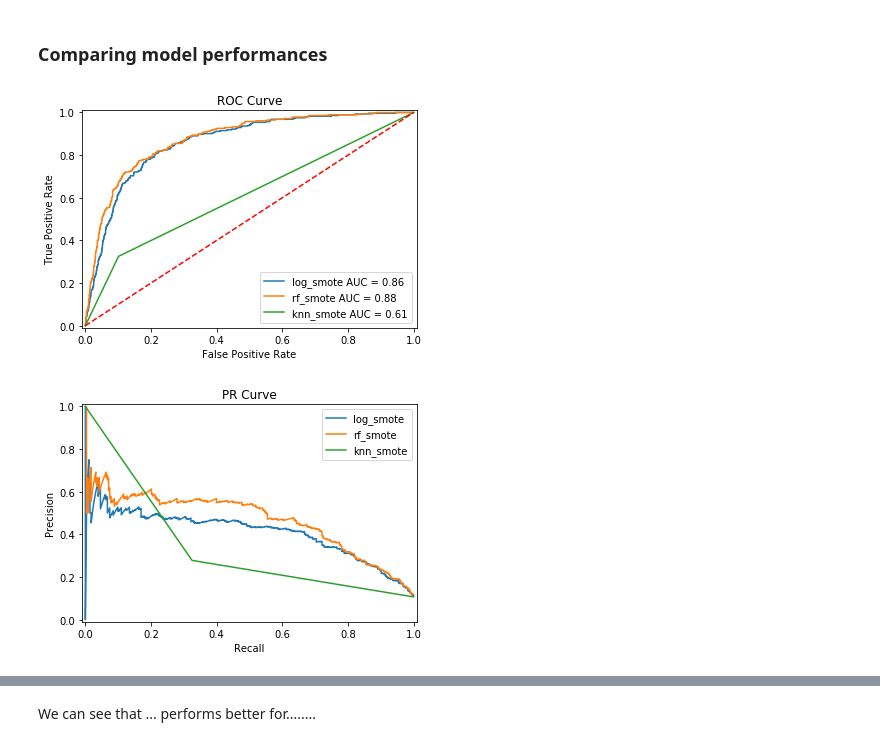
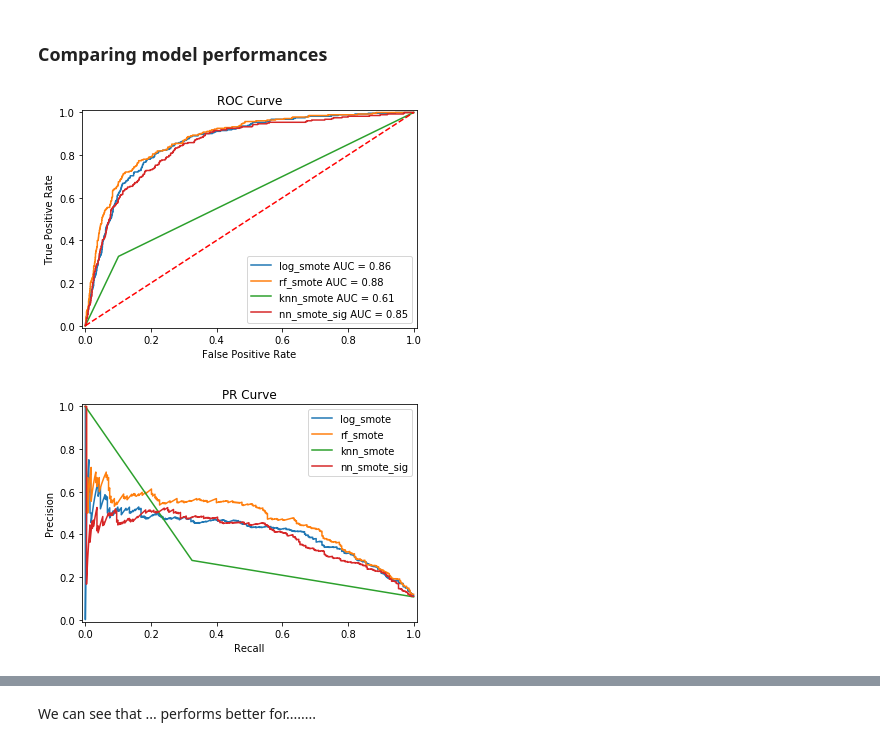
Before and after one commit to KoralleB/CA_Vehicle, a Jupyter notebook: notebook/Performance.ipynb, the cells around one changed output, grey strips where cells are left out. Drawn from its saved outputs; the diff is of its cells as text; code cells hidden in the pictures.

```diff
--- a/notebook/Performance.ipynb
+++ b/notebook/Performance.ipynb
@@ -16,31 +17,35 @@ from model_plot import var_imp
 # %% [markdown]
 ### Comparing model performances
 # %%
-fpr_log_smote, tpr_log_smote = np.load('../output_files/fpr_log_smote.npy'),np.load('../output_files/tpr_log_smote.npy')
-roc_auc_log_smote = np.load('../output_files/roc_auc_log_smote.npy')
+fpr_log, tpr_log = np.load('../output_files/fpr_log_smote.npy'),np.load('../output_files/tpr_log_smote.npy')
+roc_auc_log = np.load('../output_files/roc_auc_log_smote.npy')
 
-fpr_rf_smote, tpr_rf_smote = np.load('../output_files/fpr_rf_smote.npy'),np.load('../output_files/tpr_rf_smote.npy')
-roc_auc_rf_smote = np.load('../output_files/roc_auc_rf_smote.npy')
+fpr_rf, tpr_rf = np.load('../output_files/fpr_rf_smote.npy'),np.load('../output_files/tpr_rf_smote.npy')
+roc_auc_rf = np.load('../output_files/roc_auc_rf_smote.npy')
 
-fpr_knn_smote, tpr_knn_smote = np.load('../output_files/fpr_knn_smote.npy'),np.load('../output_files/tpr_knn_smote.npy')
-roc_auc_knn_smote = np.load('../output_files/roc_auc_knn_smote.npy')
+fpr_knn, tpr_knn = np.load('../output_files/fpr_knn_smote.npy'),np.load('../output_files/tpr_knn_smote.npy')
+roc_auc_knn = np.load('../output_files/roc_auc_knn_smote.npy')
 
-label = ['log_smote','rf_smote','knn_smote']
-fpr = [fpr_log_smote,fpr_rf_smote,fpr_knn_smote]
-tpr = [tpr_log_smote,tpr_rf_smote,tpr_knn_smote]
-roc_auc = [roc_auc_log_smote,roc_auc_rf_smote,roc_auc_knn_smote]
+fpr_nn, tpr_nn = np.load('../output_files/fpr_nn_smote_2.npy'),np.load('../output_files/tpr_nn_smote_2.npy')
+roc_auc_nn = np.load('../output_files/roc_auc_nn_smote_2.npy')
+
+label = ['log_smote','rf_smote','knn_smote','nn_smote_sig']
+fpr = [fpr_log,fpr_rf,fpr_knn,fpr_nn]
+tpr = [tpr_log,tpr_rf,tpr_knn,tpr_nn]
+roc_auc = [roc_auc_log,roc_auc_rf,roc_auc_knn,roc_auc_nn]
 roc_plot(label,fpr,tpr,roc_auc)
 # %% [output]
-[figure, old version]
+[figure, new version]
 # %%
-precision_log_smote, recall_log_smote = np.load('../output_files/precision_log_smote.npy'),np.load('../output_files/recall_log_smote.npy')
-precision_rf_smote, recall_rf_smote = np.load('../output_files/precision_rf_smote.npy'),np.load('../output_files/recall_rf_smote.npy')
-precision_knn_smote, recall_knn_smote = np.load('../output_files/precision_knn_smote.npy'),np.load('../output_files/recall_knn_smote.npy')
+precision_log, recall_log = np.load('../output_files/precision_log_smote.npy'),np.load('../output_files/recall_log_smote.npy')
+precision_rf, recall_rf = np.load('../output_files/precision_rf_smote.npy'),np.load('../output_files/recall_rf_smote.npy')
+precision_knn, recall_knn = np.load('../output_files/precision_knn_smote.npy'),np.load('../output_files/recall_knn_smote.npy')
+precision_nn, recall_nn = np.load('../output_files/precision_nn_smote_2.npy'),np.load('../output_files/recall_nn_smote_2.npy')
 
-label = ['log_smote','rf_smote','knn_smote']
-recall = [recall_log_smote,recall_rf_smote,recall_knn_smote]
-precision = [precision_log_smote,precision_rf_smote,precision_knn_smote]
+label = ['log_smote','rf_smote','knn_smote','nn_smote_sig']
+recall = [recall_log,recall_rf,recall_knn,recall_nn]
+precision = [precision_log,precision_rf,precision_knn,precision_nn]
 pr_plot(label,recall,precision)
 # %% [output]
-[figure, old version]
+[figure, new version]
 # %%
```
Also changed, not shown: parts of 4 cells of this notebook, 2 other files.
